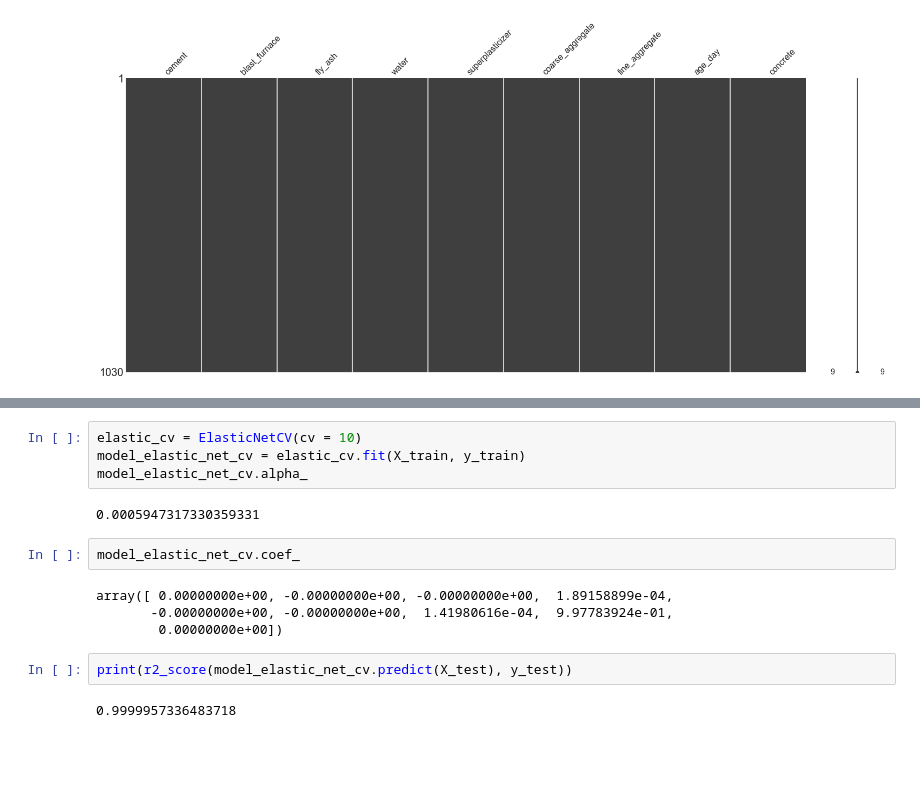
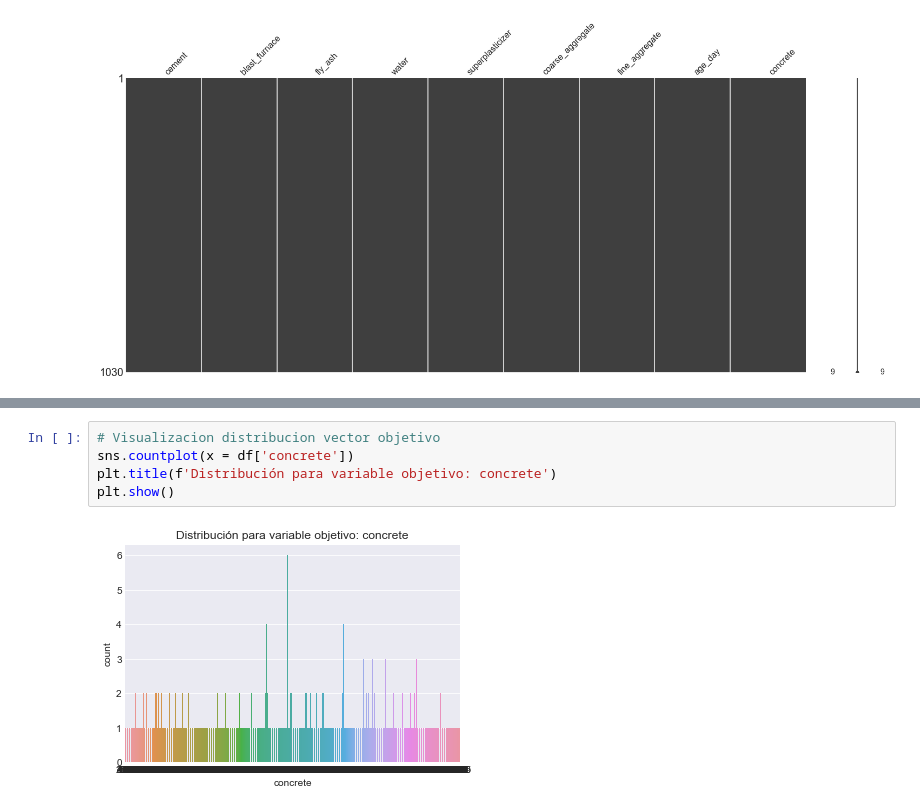
Before and after one commit to Denniels/Machine_Learning, a Jupyter notebook: concret.ipynb, the cells around one changed output, grey strips where cells are left out. Cells and saved outputs as stored; diff of their text form; blank space fills up the shorter version.

```diff
--- a/concret.ipynb
+++ b/concret.ipynb
@@ -278,16 +125,7 @@ ax.set_xscale('log')
-# %%
-elastic_cv = ElasticNetCV(cv = 10)
-model_elastic_net_cv = elastic_cv.fit(X_train, y_train)
-model_elastic_net_cv.alpha_
-# %% [output]
-0.0005947317330359331
-# %%
-model_elastic_net_cv.coef_
-# %% [output]
-array([ 0.00000000e+00, -0.00000000e+00, -0.00000000e+00,  1.89158899e-04,
-       -0.00000000e+00, -0.00000000e+00,  1.41980616e-04,  9.97783924e-01,
-        0.00000000e+00])
-# %%
-print(r2_score(model_elastic_net_cv.predict(X_test), y_test))
-# %% [output]
-0.9999957336483718
+# %%
+# Visualizacion distribucion vector objetivo
+sns.countplot(x = df['concrete'])
+plt.title(f'Distribución para variable objetivo: concrete')
+plt.show()
+# %% [output]
+[figure, added]
```
Also changed, not shown: parts of 52 cells of this notebook, 2 other files.
